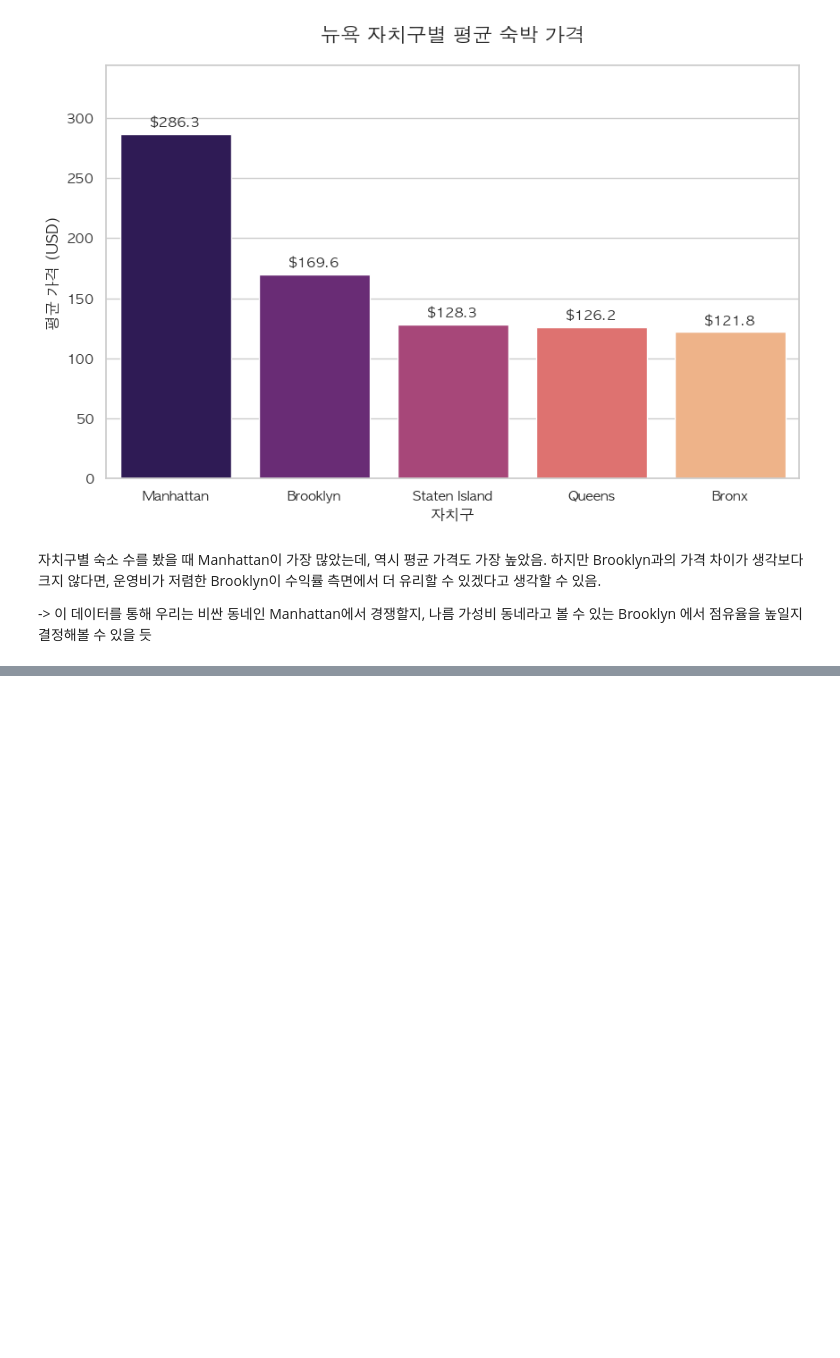
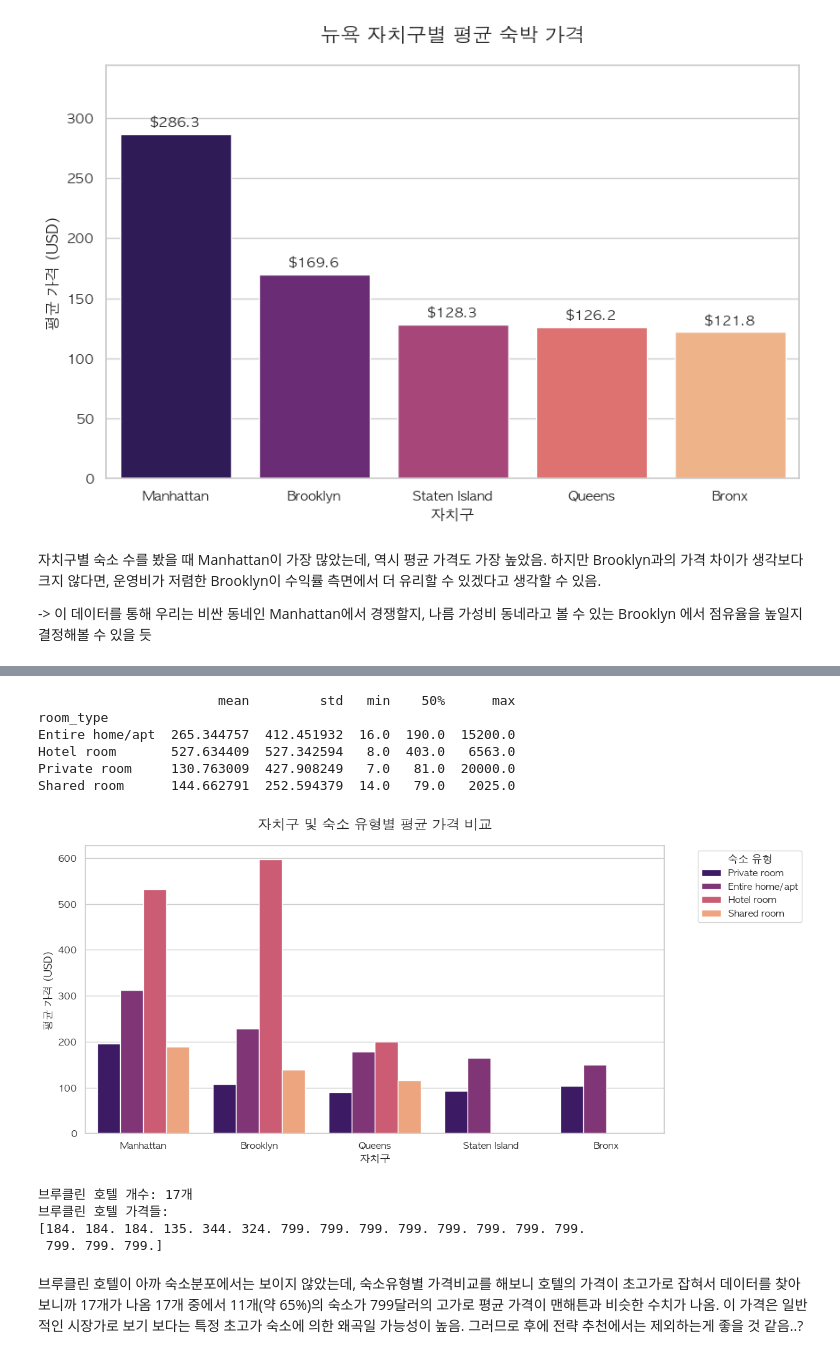
Before and after one commit to motimit/second_project, a Jupyter notebook: Kyuri_EDA/project_han.ipynb, the cells around one changed output, grey strips where cells are left out. Drawn from its saved outputs; the diff is of its cells as text; code cells hidden in the pictures; blank space fills up the shorter version.

```diff
--- a/Kyuri_EDA/project_han.ipynb
+++ b/Kyuri_EDA/project_han.ipynb
@@ -597,0 +456,55 @@ plt.show()
+# %%
+#숙소 유형별 가격 통계 요약
+room_type_price_stats = df.groupby('room_type')['price'].describe()
+
+#보고싶은 것만 : 평균, 표준편차, 최소, 25%, 중간, 75%, 최대
+print(room_type_price_stats[['mean', 'std', 'min', '50%', 'max']])
+# %% [output]
+                       mean         std   min    50%      max
+room_type
+Entire home/apt  265.344757  412.451932  16.0  190.0  15200.0
+Hotel room       527.634409  527.342594   8.0  403.0   6563.0
+Private room     130.763009  427.908249   7.0   81.0  20000.0
+Shared room      144.662791  252.594379  14.0   79.0   2025.0
+# %%
+import matplotlib.pyplot as plt
+import seaborn as sns
+
+
+plt.rc('font', family='AppleGothic')
+plt.figure(figsize=(12, 6))
+
+sns.barplot(
+    data=df,
+    x='neighbourhood_group_cleansed',
+    y='price',
+    hue='room_type',
+    palette='magma',
+    errorbar=None,
+    order=['Manhattan', 'Brooklyn', 'Queens', 'Staten Island', 'Bronx']
+)
+
+plt.title('자치구 및 숙소 유형별 평균 가격 비교', fontsize=16, pad=20)
+plt.xlabel('자치구')
+plt.ylabel('평균 가격 (USD)')
+
+plt.legend(title='숙소 유형', bbox_to_anchor=(1.05, 1), loc='upper left')
+plt.show()
+# %% [output]
+[figure, added]
+# %%
+# 브루클린 호텔이 정확히 몇 개고 가격이 얼마인지 확인
+brooklyn_hotels = df[(df['neighbourhood_group_cleansed'] == 'Brooklyn') & (df['room_type'] == 'Hotel room')]
+
+print(f"브루클린 호텔 개수: {len(brooklyn_hotels)}개")
+print(f"브루클린 호텔 가격들: \n{brooklyn_hotels['price'].values}")
+# %% [output]
+브루클린 호텔 개수: 17개
+브루클린 호텔 가격들:
+[184. 184. 184. 135. 344. 324. 799. 799. 799. 799. 799. 799. 799. 799.
+ 799. 799. 799.]
+# %% [markdown]
+브루클린 호텔이 아까 숙소분포에서는 보이지 않았는데, 숙소유형별 가격비교를 해보니 호텔의 가격이 초고가로 잡혀서 데이터를 찾아보니까 17개가 나옴
+17개 중에서 11개(약 65%)의 숙소가 799달러의 고가로 평균 가격이 맨해튼과 비슷한 수치가 나옴.
+이 가격은 일반적인 시장가로 보기 보다는 특정 초고가 숙소에 의한 왜곡일 가능성이 높음.
+그러므로 후에 전략 추천에서는 제외하는게 좋을 것 같음..?
```
Also changed, not shown: parts of 19 cells of this notebook, 2 other files.
